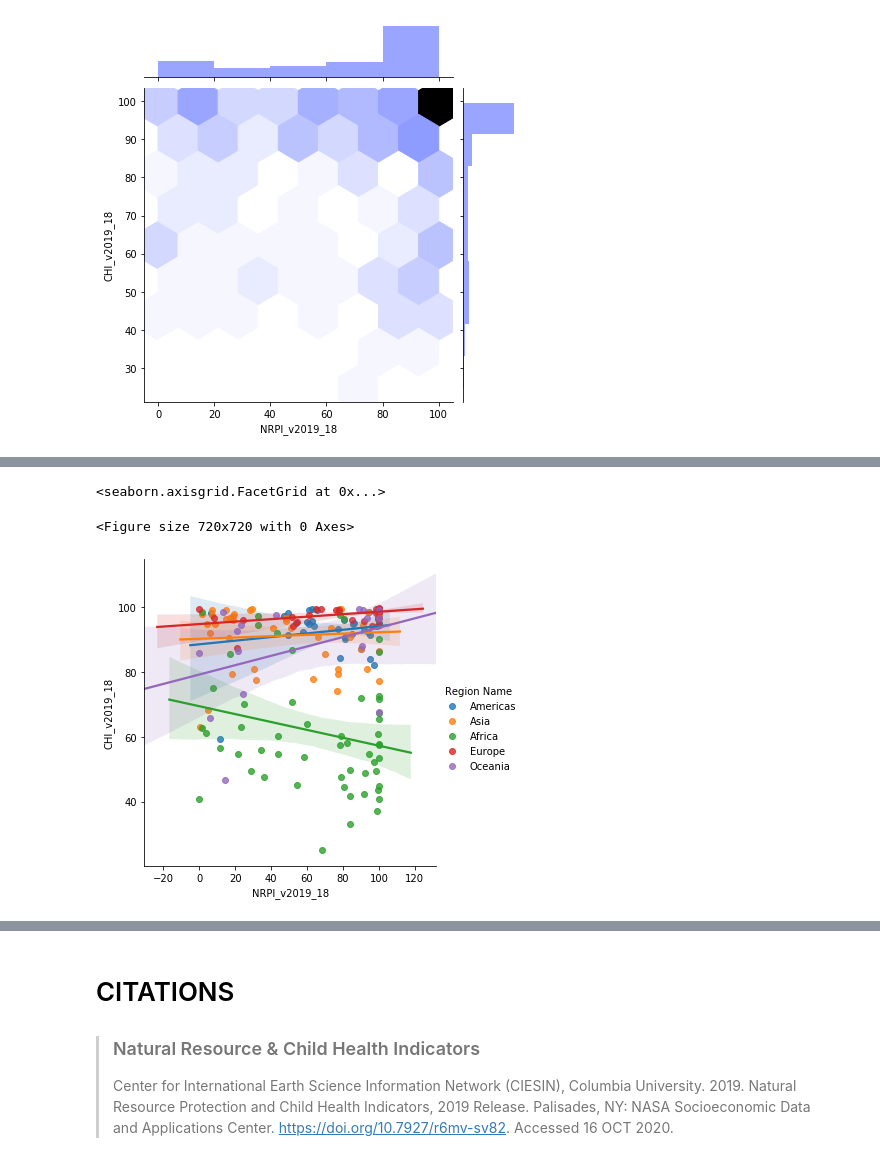
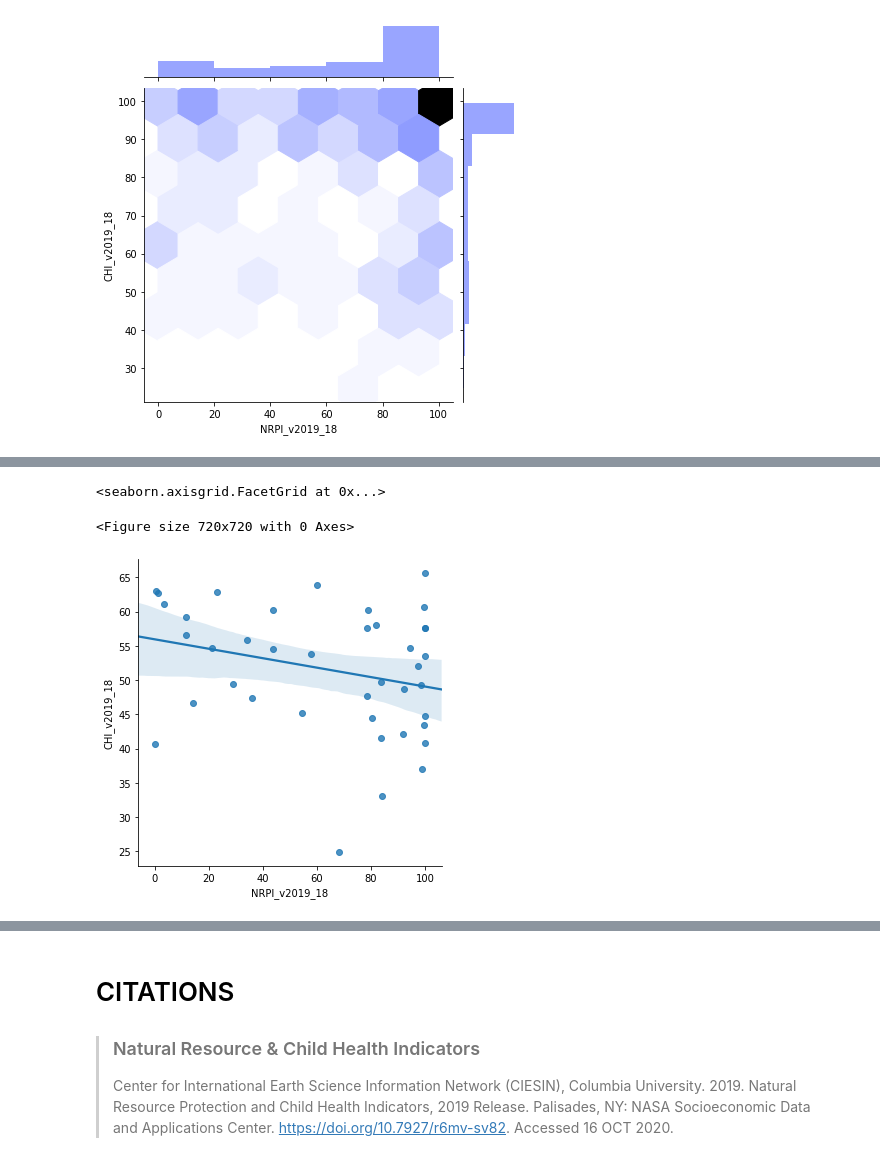
Before and after one commit to atxmoon/aly6140_capstone, a Jupyter notebook: capstone_amoon.ipynb, the cells around one changed output, grey strips where cells are left out. Saved outputs shown, nothing was run; the diff lists cells and outputs as text; code cells hidden in the pictures.

```diff
--- a/capstone_amoon.ipynb
+++ b/capstone_amoon.ipynb
@@ -178,0 +180,3 @@ sns.catplot(data=df.sort_values("CHI_mean"), orient="h", kind="box", x="CHI_mean
+# %%
+# create country_subset_df with lowest 2018 CHI
+country_subset_df = subset_df.sort_values(by='CHI_v2019_18',ascending=True).head(40)
@@ -187,7 +283,8 @@ sns.jointplot(x="NRPI_v2019_18", y="CHI_v2019_18", kind="hex", color="#001eff",
 # %%
+# trend from subset of 40 countries
 plt.figure(figsize=(10, 10))
-sns.lmplot(x="NRPI_v2019_18", y="CHI_v2019_18", hue="Region Name", data=df)
+sns.lmplot(x="NRPI_v2019_18", y="CHI_v2019_18", data=country_subset_df)
 # %% [output]
 <seaborn.axisgrid.FacetGrid at 0x...>
 <Figure size 720x720 with 0 Axes>
-[figure, old version]
+[figure, new version]
```
Also changed, not shown: parts of 38 cells of this notebook.
